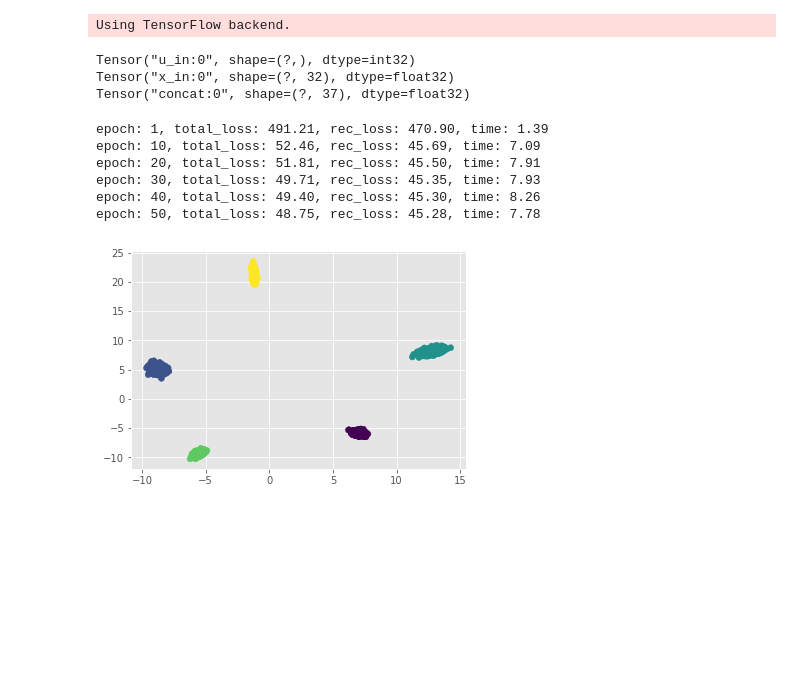
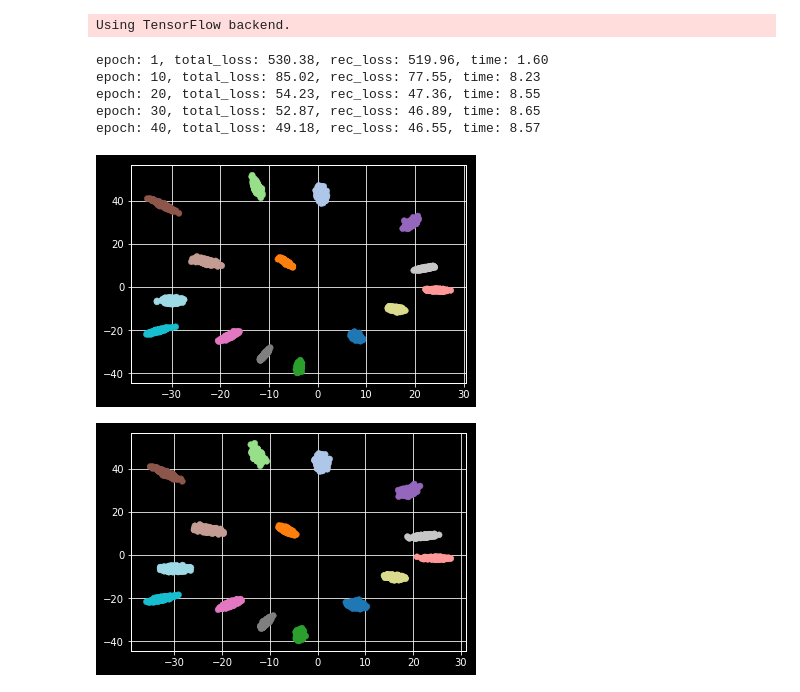
Before and after one commit to dauparas/tensorflow_examples, a Jupyter notebook: VAE_with_auxiliary_data.ipynb, the cells around one changed output. Saved outputs shown, nothing was run; the diff lists cells and outputs as text; code cells hidden in the pictures; blank space fills up the shorter version.

```diff
--- a/VAE_with_auxiliary_data.ipynb
+++ b/VAE_with_auxiliary_data.ipynb
@@ -70,12 +75,8 @@ x_in = tf.placeholder(tf.float32, shape=[None, X.shape[1]], name='x_in')
 x_out = tf.placeholder(tf.float32, shape=[None, X.shape[1]], name='x_out')
 u_in = tf.placeholder(tf.int32, shape=[None], name='u_in')
 u = tf.one_hot(u_in, N_centers, axis=-1)
-
-print(u_in)
-print(x_in)
 x = tf.concat((x_in, u), axis=-1)
 
-print(x)
 latent_size = 2
 
 latent_prior = create_prior(latent_size, u)
@@ -98,10 +99,6 @@ kl_loss = beta*kl
 
 loss = rec_loss + kl_loss
 optimizer = tf.train.AdamOptimizer(0.001).minimize(loss)
-# %% [output]
-Tensor("u_in:0", shape=(?,), dtype=int32)
-Tensor("x_in:0", shape=(?, 32), dtype=float32)
-Tensor("concat:0", shape=(?, 37), dtype=float32)
 # %%
 #Helper function
 def batch_generator(features, x, u, batch_size):
@@ -113,7 +110,7 @@ def batch_generator(features, x, u, batch_size):
     part = idx[start_idx:end_idx]
     yield features[part,:], x[part,:] , u[part]
 # %%
-n_epochs = 50
+n_epochs = 40
 batch_size = 25
 start = time.time()
 with tf.Session() as sess:
@@ -134,14 +131,18 @@ with tf.Session() as sess:
                                        total_loss/(1+np.int(X.shape[0]/batch_size)), total_rec_loss/(1+np.int(X.shape[0]/batch_size)), end-start))
       start = time.time()
 # %% [output]
-epoch: 1, total_loss: 491.21, rec_loss: 470.90, time: 1.39
-epoch: 10, total_loss: 52.46, rec_loss: 45.69, time: 7.09
-epoch: 20, total_loss: 51.81, rec_loss: 45.50, time: 7.91
-epoch: 30, total_loss: 49.71, rec_loss: 45.35, time: 7.93
-epoch: 40, total_loss: 49.40, rec_loss: 45.30, time: 8.26
-epoch: 50, total_loss: 48.75, rec_loss: 45.28, time: 7.78
+epoch: 1, total_loss: 530.38, rec_loss: 519.96, time: 1.60
+epoch: 10, total_loss: 85.02, rec_loss: 77.55, time: 8.23
+epoch: 20, total_loss: 54.23, rec_loss: 47.36, time: 8.55
+epoch: 30, total_loss: 52.87, rec_loss: 46.89, time: 8.65
+epoch: 40, total_loss: 49.18, rec_loss: 46.55, time: 8.57
+# %%
+plt.style.use(['dark_background'])
+plt.scatter(latent_mean_[:,0],latent_mean_[:,1], c=y, cmap='tab20');
+# %% [output]
+[figure, added]
 # %%
-plt.scatter(latent_mean_[:,0],latent_mean_[:,1], c=y);
+plt.scatter(latent_sampled_[:,0],latent_mean_[:,1], c=y, cmap='tab20');
 # %% [output]
-[figure, old version]
+[figure, new version]
 # %%
```
Also changed, not shown: parts of 5 cells of this notebook.
